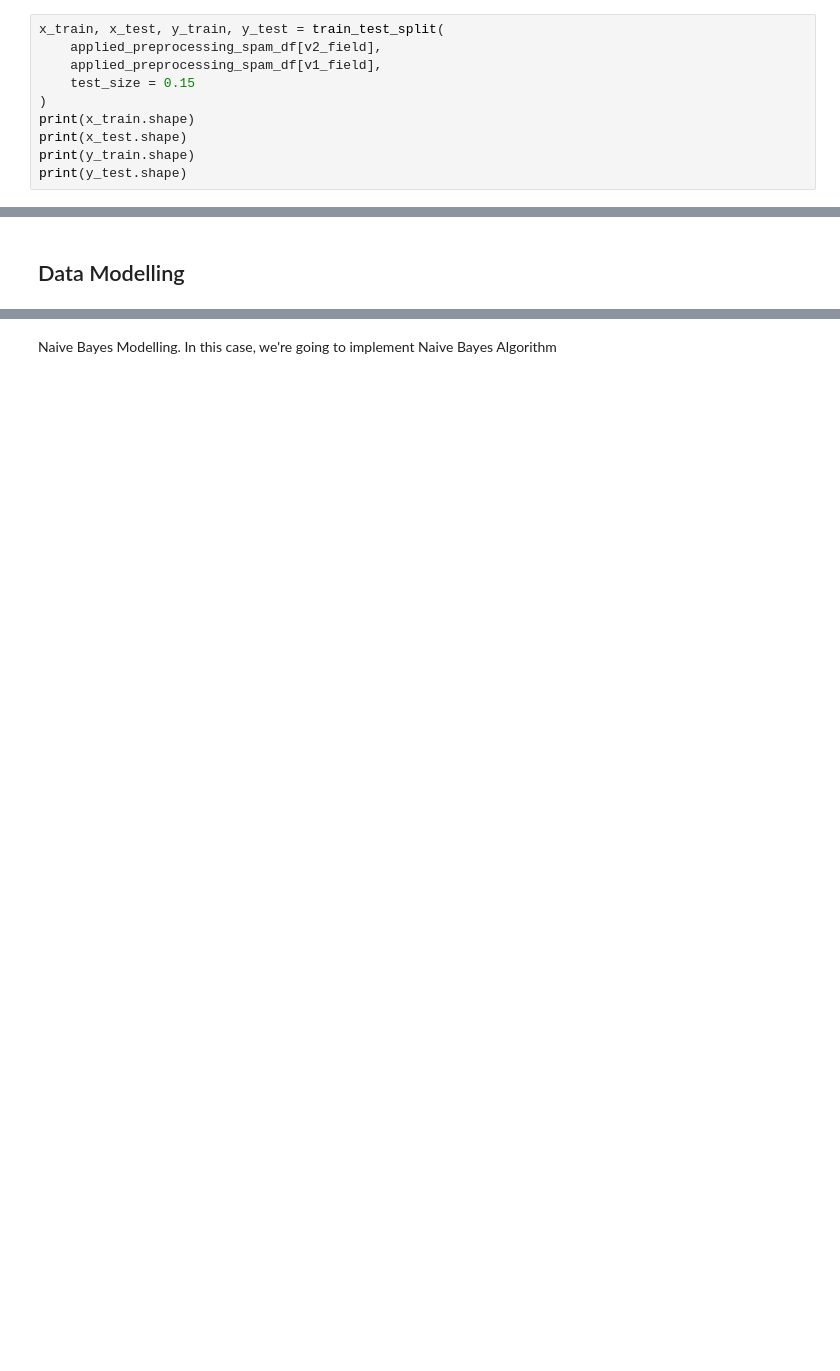
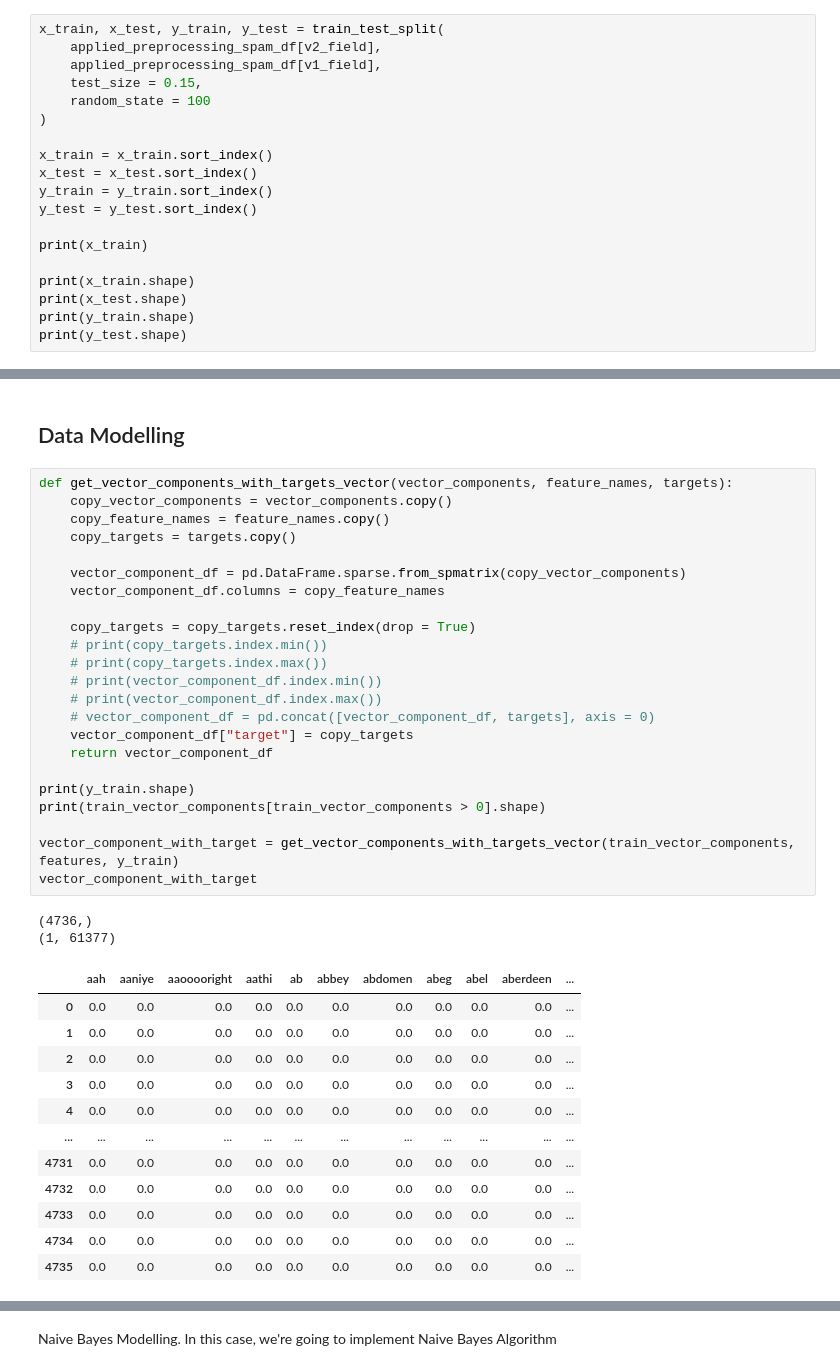
Before and after one commit to MaxZx3000/Spam-Detection, a Jupyter notebook: spam_detection.ipynb, the cells around one changed output, grey strips where cells are left out. Drawn from its saved outputs; the diff is of its cells as text; blank space fills up the shorter version.

Commit message:
Added Skeleton of Multinomial Naive Bayes and vector components with target

```diff
--- a/spam_detection.ipynb
+++ b/spam_detection.ipynb
@@ -161,8 +173,17 @@ Train Test Split
 x_train, x_test, y_train, y_test = train_test_split(
     applied_preprocessing_spam_df[v2_field],
     applied_preprocessing_spam_df[v1_field],
-    test_size = 0.15
+    test_size = 0.15,
+    random_state = 100
 )
+
+x_train = x_train.sort_index()
+x_test = x_test.sort_index()
+y_train = y_train.sort_index()
+y_test = y_test.sort_index()
+
+print(x_train)
+
 print(x_train.shape)
 print(x_test.shape)
 print(y_train.shape)
@@ -205,2 +246,40 @@ print(features.shape)
 # %% [markdown]
 ## Data Modelling
+# %%
+def get_vector_components_with_targets_vector(vector_components, feature_names, targets):
+    copy_vector_components = vector_components.copy()
+    copy_feature_names = feature_names.copy()
+    copy_targets = targets.copy()
+
+    vector_component_df = pd.DataFrame.sparse.from_spmatrix(copy_vector_components)
+    vector_component_df.columns = copy_feature_names
+
+    copy_targets = copy_targets.reset_index(drop = True)
+    # print(copy_targets.index.min())
+    # print(copy_targets.index.max())
+    # print(vector_component_df.index.min())
+    # print(vector_component_df.index.max())
+    # vector_component_df = pd.concat([vector_component_df, targets], axis = 0)
+    vector_component_df["target"] = copy_targets
+    return vector_component_df
+
+print(y_train.shape)
+print(train_vector_components[train_vector_components > 0].shape)
+
+vector_component_with_target = get_vector_components_with_targets_vector(train_vector_components, features, y_train)
+vector_component_with_target
+# %% [output]
+(4736,)
+(1, 61377)
+|  | aah | aaniye | aaooooright | aathi | ab | abbey | abdomen | abeg | abel | aberdeen | ... |
+| 0 | 0.0 | 0.0 | 0.0 | 0.0 | 0.0 | 0.0 | 0.0 | 0.0 | 0.0 | 0.0 | ... |
+| 1 | 0.0 | 0.0 | 0.0 | 0.0 | 0.0 | 0.0 | 0.0 | 0.0 | 0.0 | 0.0 | ... |
+| 2 | 0.0 | 0.0 | 0.0 | 0.0 | 0.0 | 0.0 | 0.0 | 0.0 | 0.0 | 0.0 | ... |
+| 3 | 0.0 | 0.0 | 0.0 | 0.0 | 0.0 | 0.0 | 0.0 | 0.0 | 0.0 | 0.0 | ... |
+| 4 | 0.0 | 0.0 | 0.0 | 0.0 | 0.0 | 0.0 | 0.0 | 0.0 | 0.0 | 0.0 | ... |
+| ... | ... | ... | ... | ... | ... | ... | ... | ... | ... | ... | ... |
+| 4731 | 0.0 | 0.0 | 0.0 | 0.0 | 0.0 | 0.0 | 0.0 | 0.0 | 0.0 | 0.0 | ... |
+| 4732 | 0.0 | 0.0 | 0.0 | 0.0 | 0.0 | 0.0 | 0.0 | 0.0 | 0.0 | 0.0 | ... |
+| 4733 | 0.0 | 0.0 | 0.0 | 0.0 | 0.0 | 0.0 | 0.0 | 0.0 | 0.0 | 0.0 | ... |
+| 4734 | 0.0 | 0.0 | 0.0 | 0.0 | 0.0 | 0.0 | 0.0 | 0.0 | 0.0 | 0.0 | ... |
+| 4735 | 0.0 | 0.0 | 0.0 | 0.0 | 0.0 | 0.0 | 0.0 | 0.0 | 0.0 | 0.0 | ... |
```
Also changed, not shown: parts of 6 cells of this notebook.
